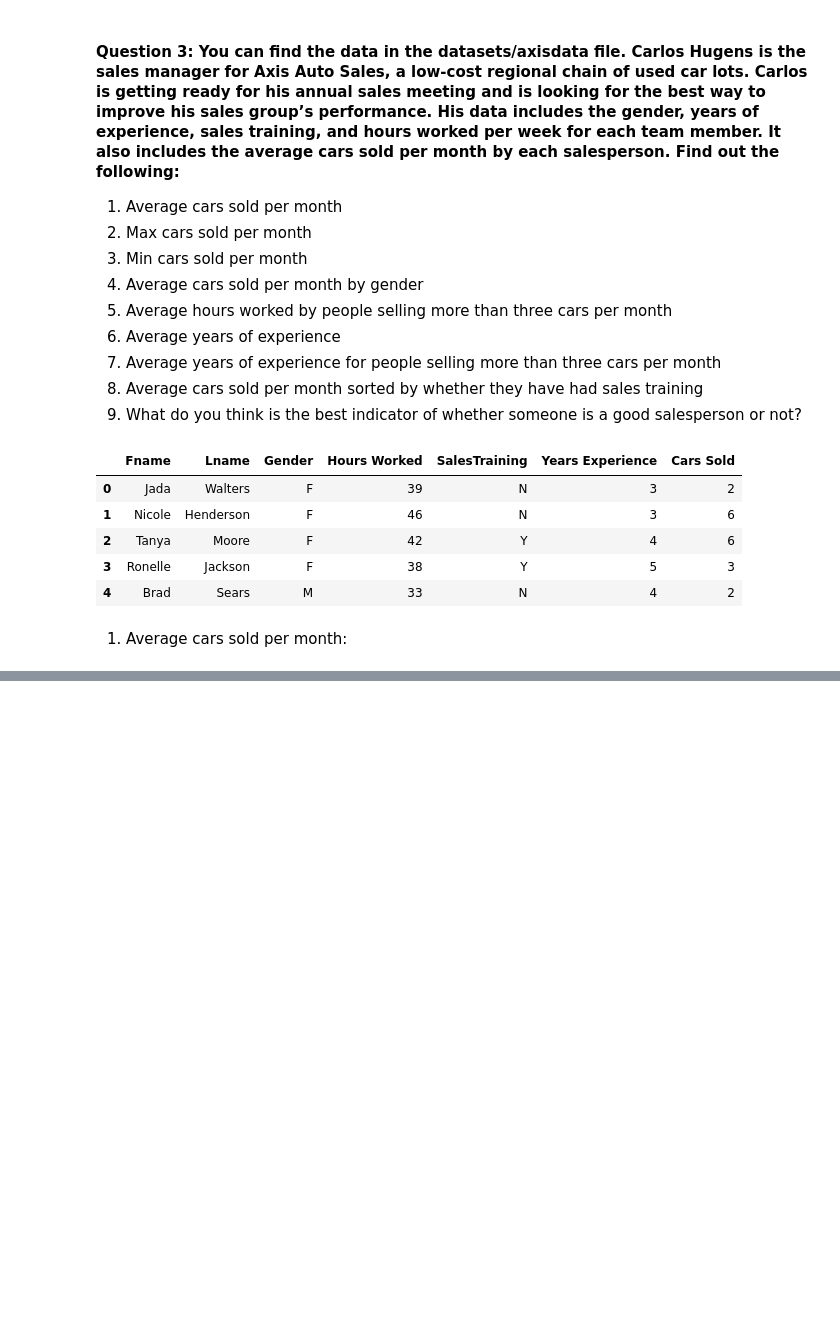
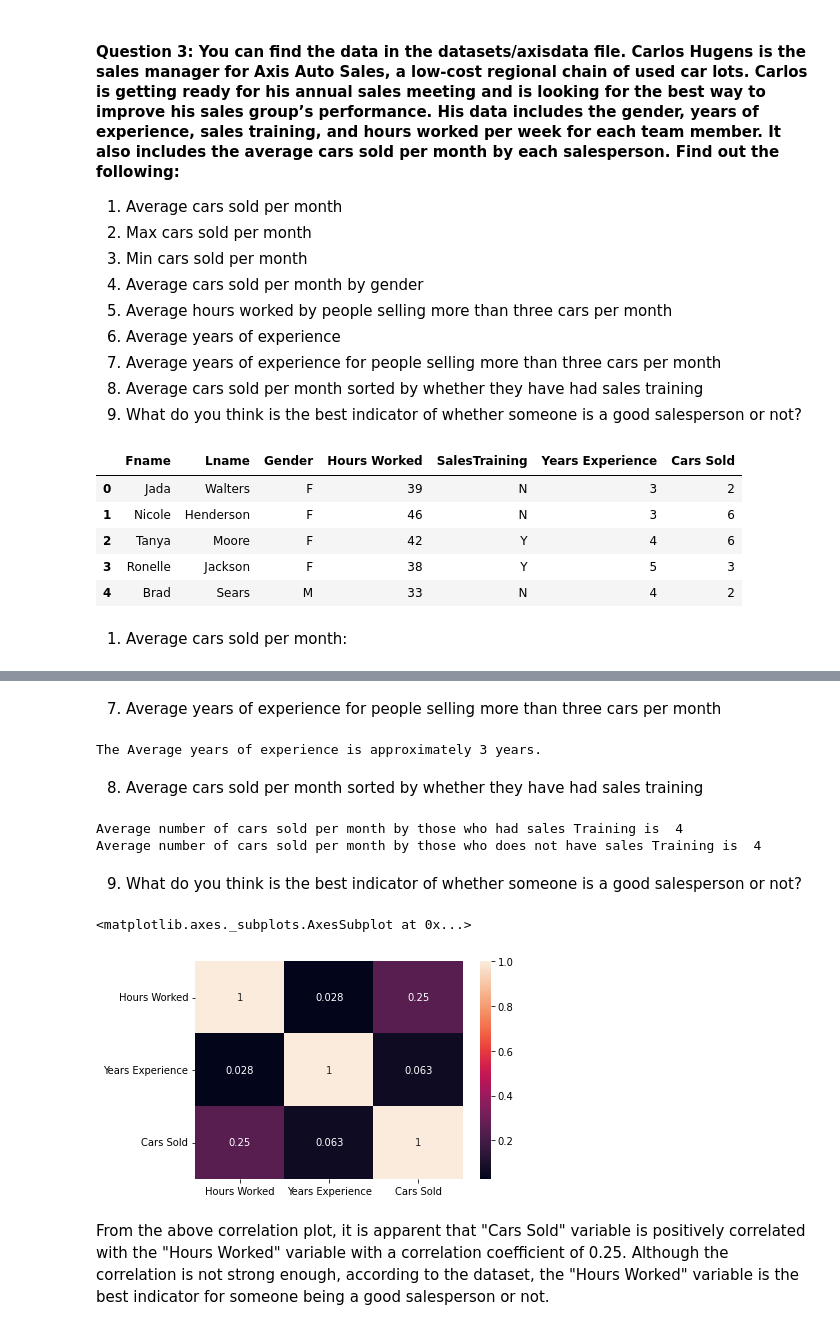
Before and after one commit to Technocoder7/DataScience, a Jupyter notebook: SIA_2103_DATA_ANALYSIS_AND_SIMULATION_GROUP_ASSIGNMENT.ipynb, the cells around one changed output, grey strips where cells are left out. Cells and saved outputs as stored; diff of their text form; code cells hidden in the pictures; blank space fills up the shorter version.

```diff
--- a/SIA_2103_DATA_ANALYSIS_AND_SIMULATION_GROUP_ASSIGNMENT.ipynb
+++ b/SIA_2103_DATA_ANALYSIS_AND_SIMULATION_GROUP_ASSIGNMENT.ipynb
@@ -191,0 +171,37 @@ for name, group in agg:
+# %% [markdown]
+7. Average years of experience for people selling more than three cars per month
+# %%
+
+AvgYearsOfExp = MoreThanThreeData['Years Experience'].mean()
+print(f"The Average years of experience is approximately {round(AvgYearsOfExp)} years.")
+# %% [output]
+The Average years of experience is approximately 3 years.
+# %% [markdown]
+8. Average cars sold per month sorted by whether they have had sales training
+# %%
+# For those with Training..
+WithTraining = data['SalesTraining'] == 'Y'
+AvgWithTraining = data[WithTraining]
+
+AvgCarsSoldPerMonth= AvgWithTraining['Cars Sold'].sum()/NumberOfSalesReps
+print(f"Average number of cars sold per month by those who had sales Training is  {round(AvgCarsSoldPerMonth)}")
+
+WithoutTraining = data['SalesTraining'] == 'Y'
+AvgWithoutTraining = data[WithoutTraining]
+
+AvgCarsSoldPerMonth_Without= AvgWithoutTraining['Cars Sold'].sum()/NumberOfSalesReps
+print(f"Average number of cars sold per month by those who does not have sales Training is  {round(AvgCarsSoldPerMonth_Without)}")
+# %% [output]
+Average number of cars sold per month by those who had sales Training is  4
+Average number of cars sold per month by those who does not have sales Training is  4
+# %% [markdown]
+9. What do you think is the best indicator of whether someone is a good salesperson or not?
+# %%
+#Try correlation plot
+CorrMatrix = data.corr()
+sns.heatmap(CorrMatrix, annot=True)
+# %% [output]
+<matplotlib.axes._subplots.AxesSubplot at 0x...>
+[figure, added]
+# %% [markdown]
+From the above correlation plot, it is apparent that "Cars Sold" variable is positively correlated with the "Hours Worked" variable with a correlation coefficient of 0.25. Although the correlation is not strong enough, according to the dataset, the "Hours Worked" variable is the best indicator for someone being a good salesperson or not.
```
Also changed, not shown: parts of 19 cells of this notebook.
